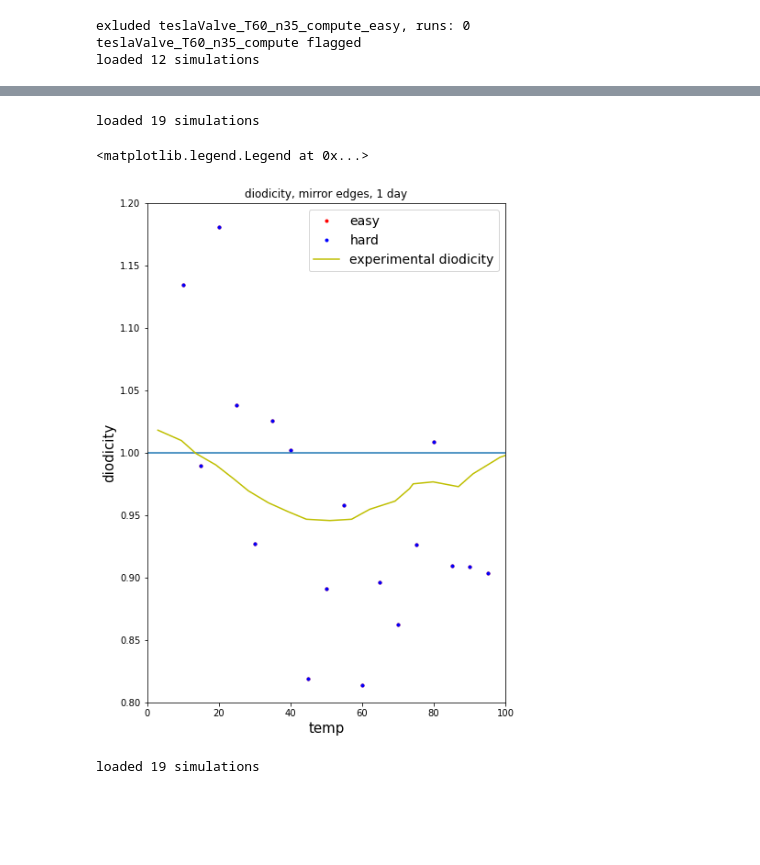
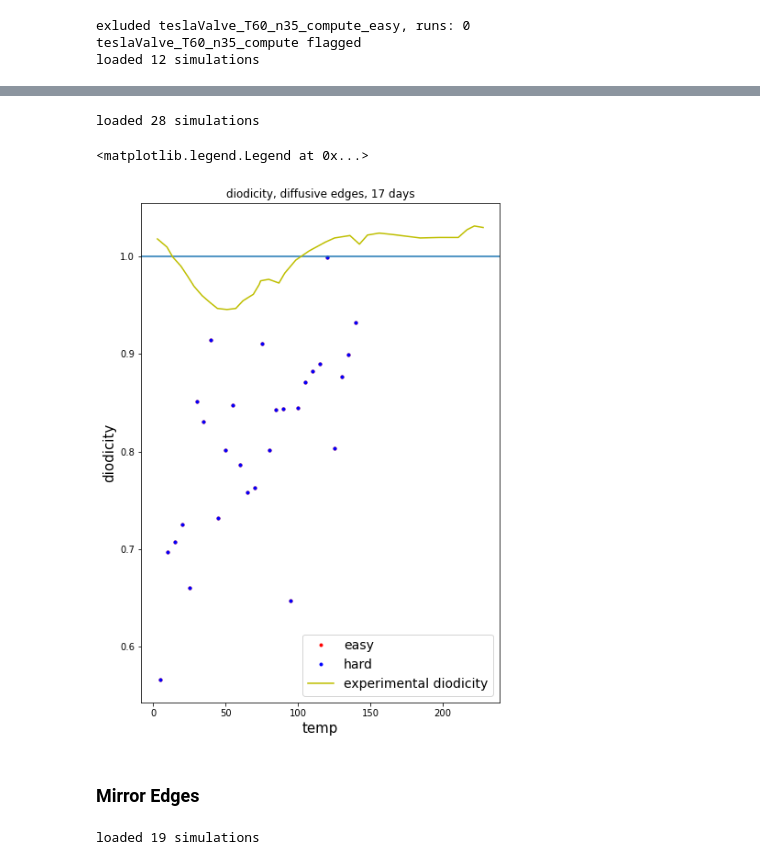
Before and after one commit to hanhiller/HydroBillards, a Jupyter notebook: teslaValve_simulation/teslaValve_analysis.ipynb, the cells around one changed output, grey strips where cells are left out. Saved outputs shown, nothing was run; the diff lists cells and outputs as text; code cells hidden in the pictures; blank space fills up the shorter version.

```diff
--- a/teslaValve_simulation/teslaValve_analysis.ipynb
+++ b/teslaValve_simulation/teslaValve_analysis.ipynb
@@ -825,33 +782,36 @@ plt.legend(prop={"size":14})
+# %%
+_6_21_22=storeAndAnalyze_simBatch('6-21-22_ckpt_Tsweep_diffusiveEdges_n35_SD1.14', minRunTime=1e6)
+# %% [output]
+loaded 28 simulations
 # %%
-_5_12_22=storeAndAnalyze_simBatch('5-12-22_compute_Tsweep_mirrorEdges_n35_SD1.14', minRunTime=0)
-
-data=_5_12_22.data
+data=_6_21_22.data
 
 parameter = 'temp'
 quantity='diodicity'
 constantParam = 'SDratio'
 constantValue = 1.14
 
 
 easyX, easyY = data[parameter][(data[constantParam]==constantValue)*(data['flowDirection']=='easy')],data[quantity][(data[constantParam]==constantValue)*(data['flowDirection']=='easy')]
 hardX, hardY = data[parameter][(data[constantParam]==constantValue)*(data['flowDirection']=='hard')],data[quantity][(data[constantParam]==constantValue)*(data['flowDirection']=='hard')]
 plt.figure(figsize=(7,10))
 plt.plot(easyX, easyY,'r.', label='easy')
 plt.plot(hardX, hardY, 'b.',label='hard')
 if 'diodicity' in quantity.split():
     plt.axhline(1)
     if parameter=='temp':
         plt.plot(np.array(expDiodicity).T[0],1/np.array(expDiodicity).T[1],'y', label="experimental diodicity")
-        plt.xlim(0,100)
-        plt.ylim(.8,1.2)
-plt.title('diodicity, mirror edges, 1 day')
+        #plt.xlim(0,100)
+        #plt.ylim(.8,1.2)
+plt.title(quantity+ ', diffusive edges, 17 days')
 plt.xlabel(parameter, size=15)
 plt.ylabel(quantity, size = 15)
 plt.legend(prop={"size":14})
 # %% [output]
-loaded 19 simulations
+<matplotlib.legend.Legend at 0x...>
-<matplotlib.legend.Legend at 0x...>
-[figure, old version]
+[figure, new version]
+# %% [markdown]
+### Mirror Edges
 # %%
 _5_13_22=storeAndAnalyze_simBatch('5-13-22_compute_Tsweep_mirrorEdges_n35_SD1.14', minRunTime=0)
 
```
Also changed, not shown: parts of 19 cells of this notebook, 18 other files.
